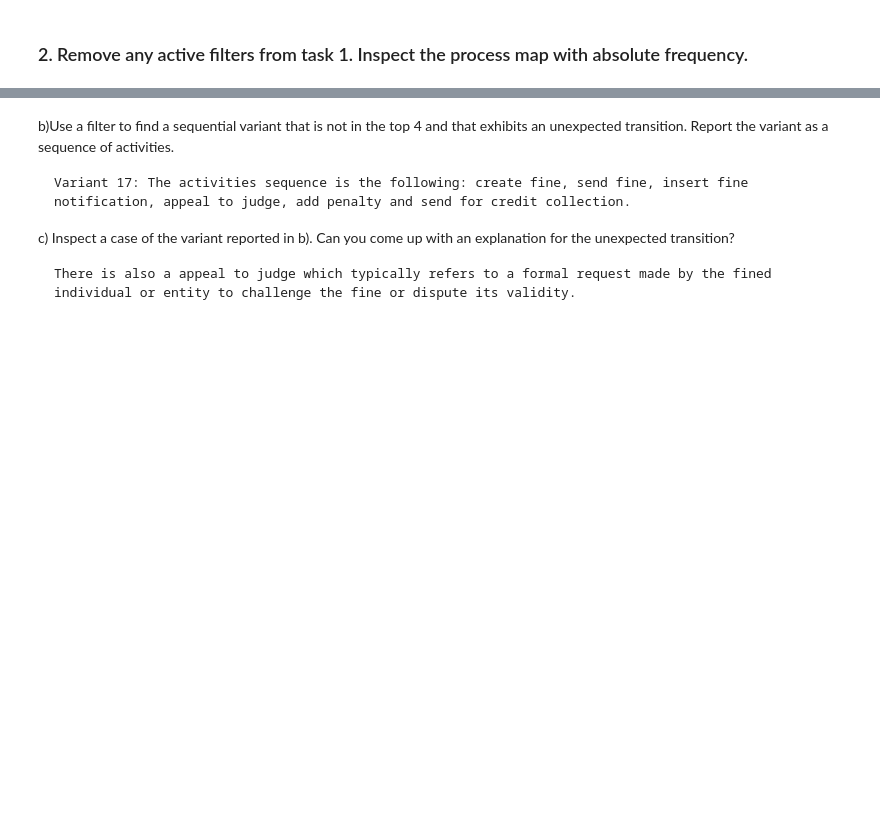
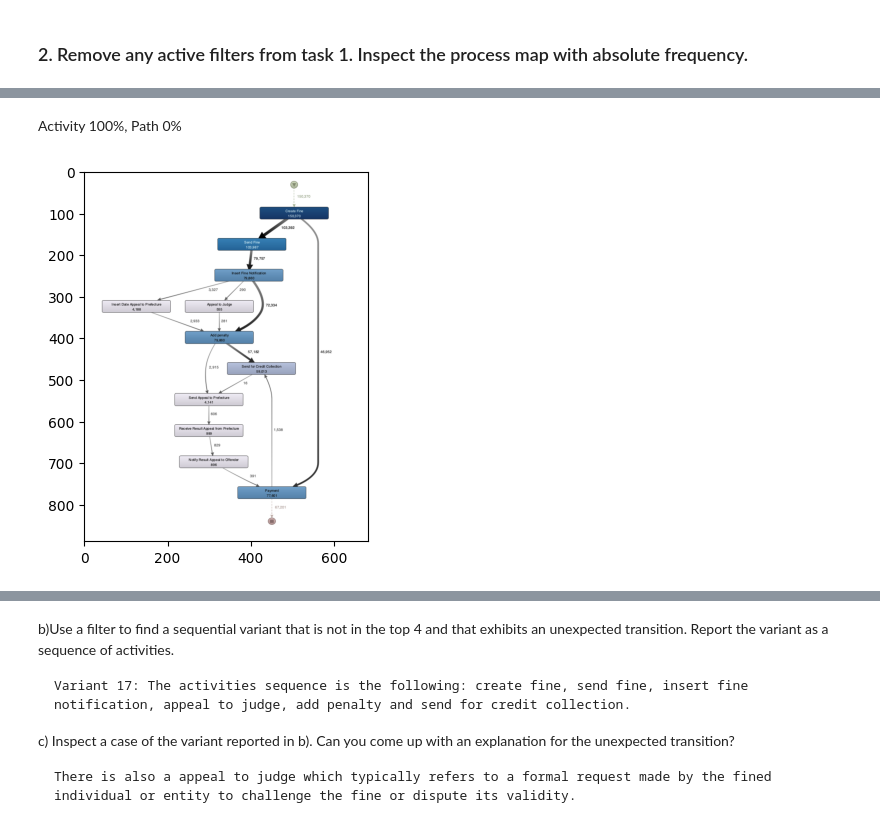
Before and after one commit to fulyagerin/Process_Mining_A1, a Jupyter notebook: Process-Mining-Assignment.ipynb, the cells around one changed output, grey strips where cells are left out. Drawn from its saved outputs; the diff is of its cells as text; code cells hidden in the pictures; blank space fills up the shorter version.

```diff
--- a/Process-Mining-Assignment.ipynb
+++ b/Process-Mining-Assignment.ipynb
@@ -457,0 +462,8 @@ a) Play with the sliders. Write down at least three observations (either related
+# %% [markdown]
+Activity 100%, Path 0%
+# %%
+img1 = "Maps/Bildschirmfoto 2024-10-31 um 16.56.40.png"
+img1 = plt.imread(img1)
+imgplot1 = plt.imshow(img1)
+# %% [output]
+[figure, added]
```
Also changed, not shown: parts of 11 cells of this notebook, 10 other files.
